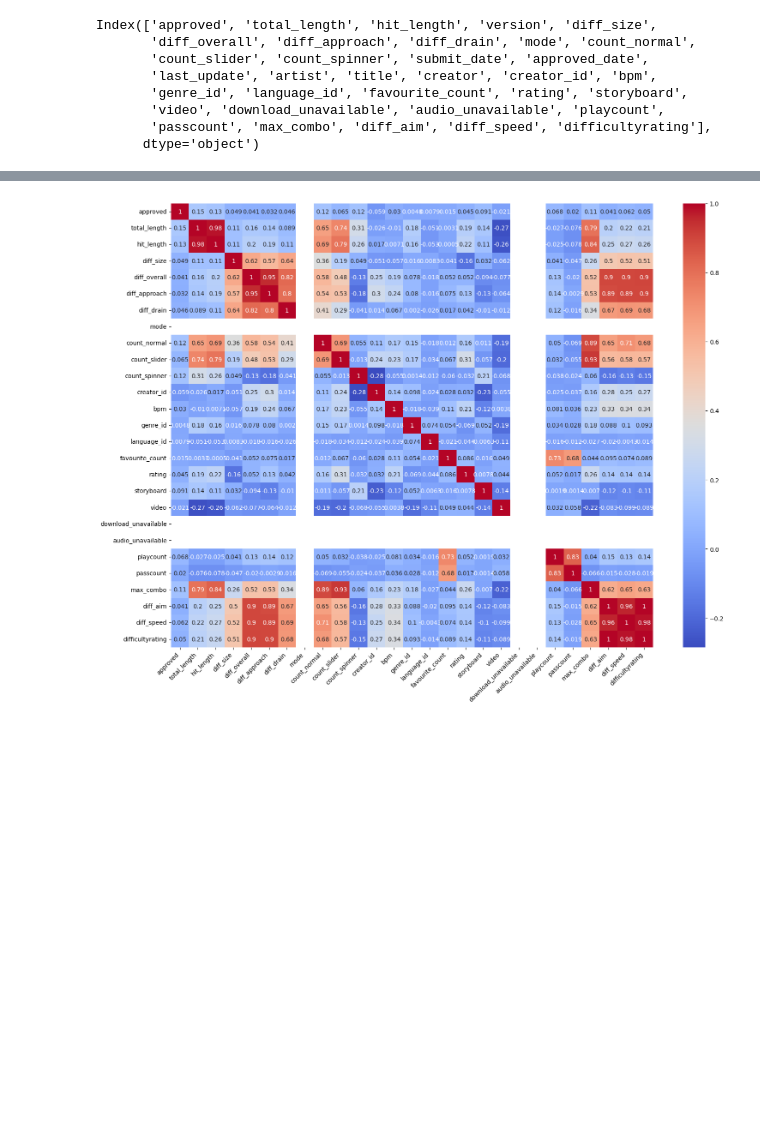
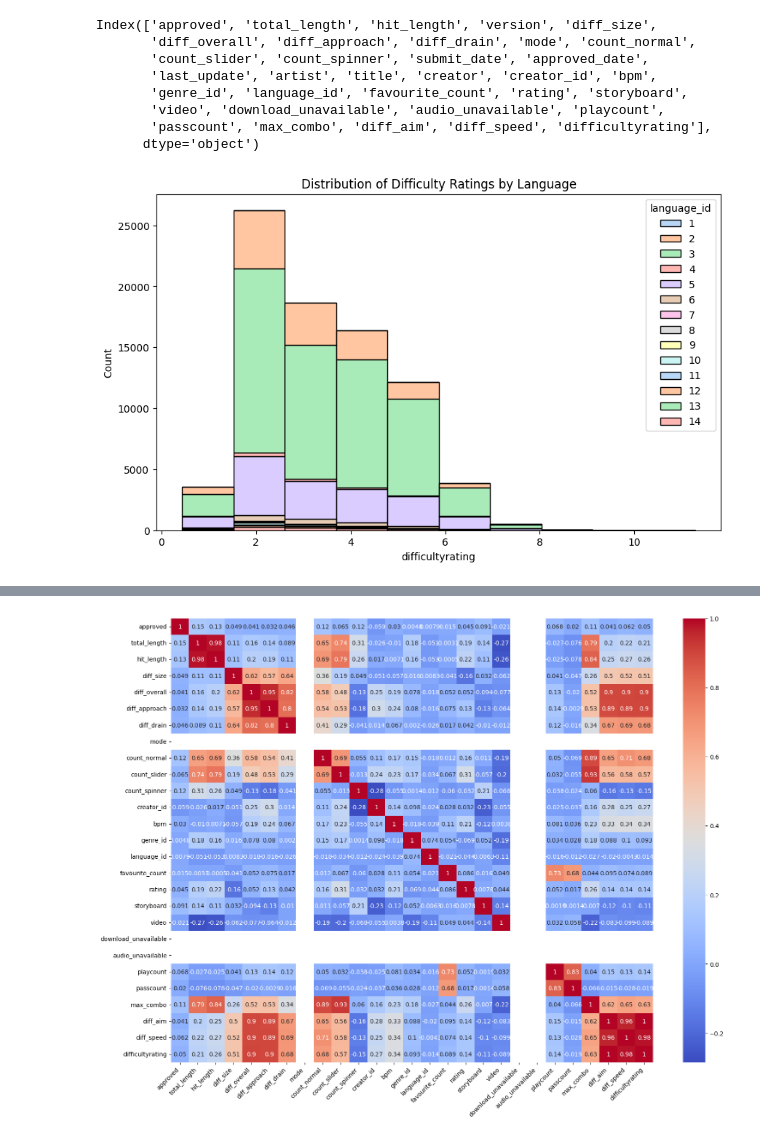
Before and after one commit to ClemouDouard/osu_analysis, a Jupyter notebook: notebooks/visualization.ipynb, the cells around one changed output, grey strips where cells are left out. Drawn from its saved outputs; the diff is of its cells as text; code cells hidden in the pictures; blank space fills up the shorter version.

Commit message:
added distribution graphs

```diff
--- a/notebooks/visualization.ipynb
+++ b/notebooks/visualization.ipynb
@@ -28,3 +41,10 @@ Index(['approved', 'total_length', 'hit_length', 'version', 'diff_size',
        'video', 'download_unavailable', 'audio_unavailable', 'playcount',
        'passcount', 'max_combo', 'diff_aim', 'diff_speed', 'difficultyrating'],
       dtype='object')
+# %%
+plt.figure(figsize=(10, 6))
+sns.histplot(data=df_withdiff, x='difficultyrating', hue='language_id', multiple='stack', bins=10, palette='pastel')
+plt.title('Distribution of Difficulty Ratings by Language')
+plt.show()
+# %% [output]
+[figure, added]
```
Also changed, not shown: parts of 6 cells of this notebook, 8 other files.
